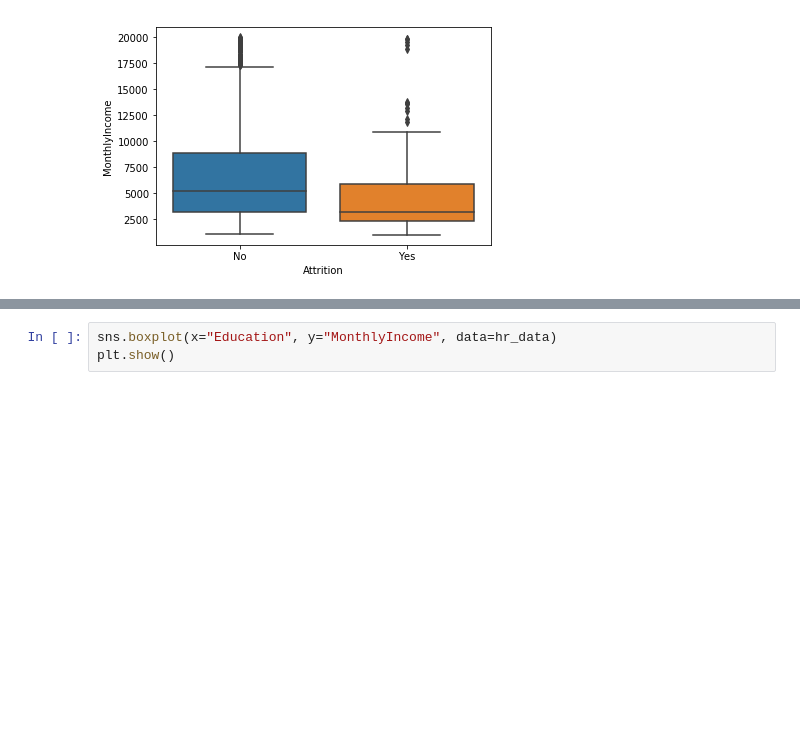
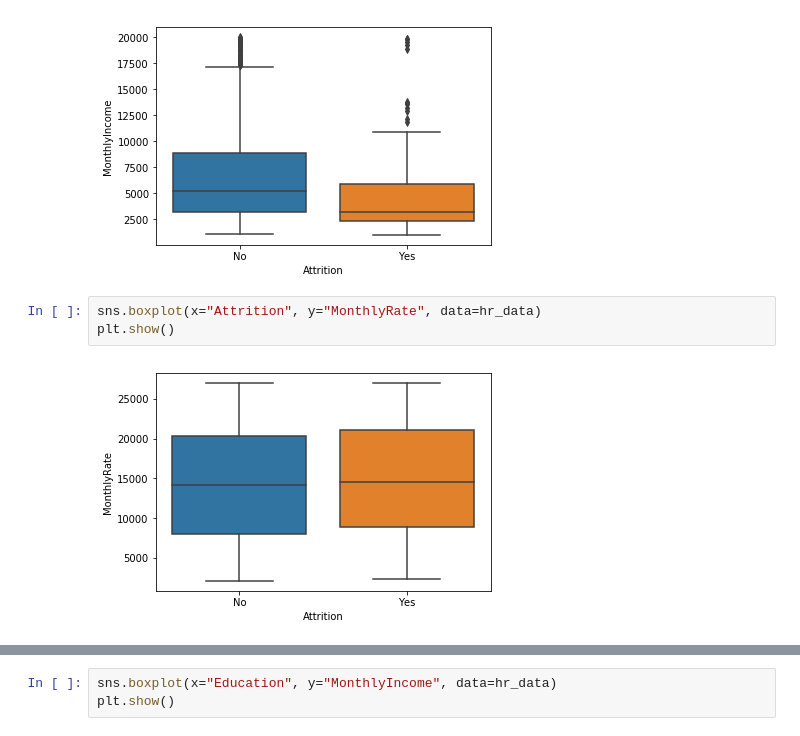
Before and after one commit to tonnykwon/naver-project, a Jupyter notebook: EDA.ipynb, the cells around one changed output, grey strips where cells are left out. Saved outputs shown, nothing was run; the diff lists cells and outputs as text; blank space fills up the shorter version.

```diff
--- a/EDA.ipynb
+++ b/EDA.ipynb
@@ -232,3 +234,8 @@ sns.boxplot(x="Attrition", y="MonthlyIncome", data=hr_data)
 plt.show()
 # %% [output]
 [figure]
+# %%
+sns.boxplot(x="Attrition", y="MonthlyRate", data=hr_data)
+plt.show()
+# %% [output]
+[figure, added]
```
Also changed, not shown: parts of 7 cells of this notebook, 1 other file.
